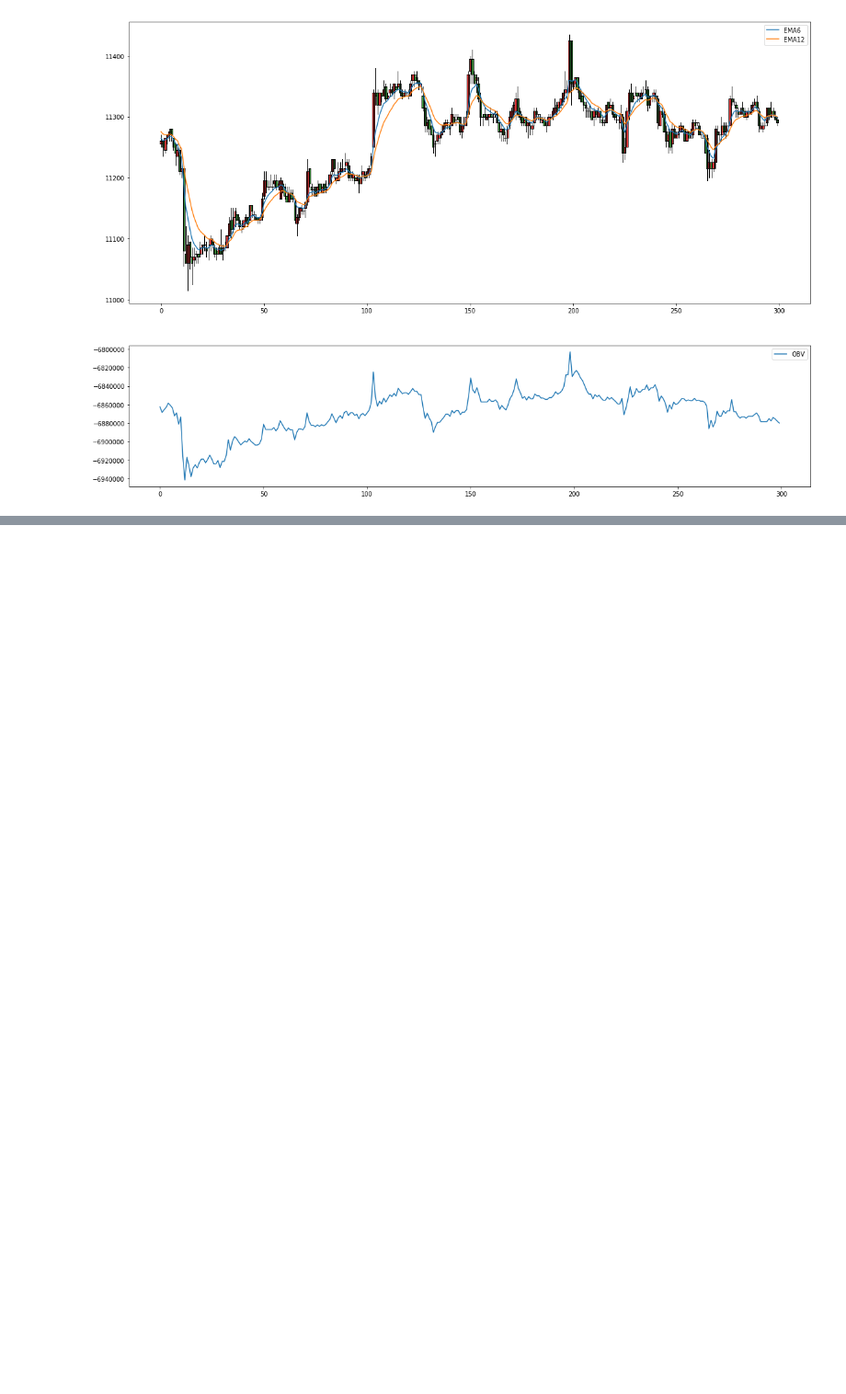
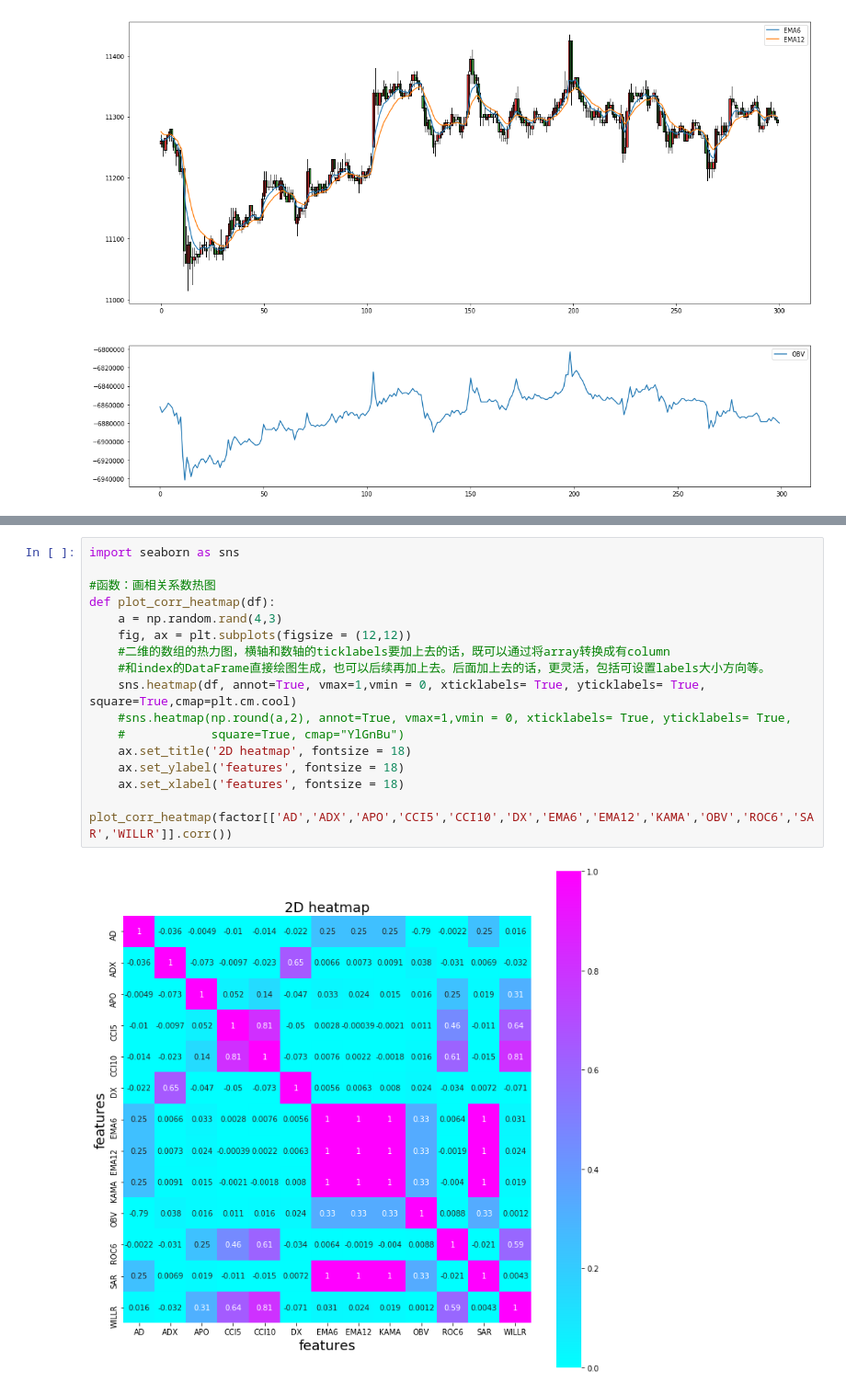
Before and after one commit to quanttrade/AI_Quant_Course, a Jupyter notebook: notebook/02.Working_with_data&feature.ipynb, the cells around one changed output, grey strips where cells are left out. Shown: that part at 92% size. Drawn from its saved outputs; the diff is of its cells as text; blank space fills up the shorter version.

```diff
--- a/notebook/02.Working_with_data&feature.ipynb
+++ b/notebook/02.Working_with_data&feature.ipynb
@@ -694,0 +975,19 @@ plt.show()
+# %%
+import seaborn as sns
+
+#函数：画相关系数热图
+def plot_corr_heatmap(df):
+    a = np.random.rand(4,3)
+    fig, ax = plt.subplots(figsize = (12,12))
+    #二维的数组的热力图，横轴和数轴的ticklabels要加上去的话，既可以通过将array转换成有column
+    #和index的DataFrame直接绘图生成，也可以后续再加上去。后面加上去的话，更灵活，包括可设置labels大小方向等。
+    sns.heatmap(df, annot=True, vmax=1,vmin = 0, xticklabels= True, yticklabels= True, square=True,cmap=plt.cm.cool)
+    #sns.heatmap(np.round(a,2), annot=True, vmax=1,vmin = 0, xticklabels= True, yticklabels= True,
+    #            square=True, cmap="YlGnBu")
+    ax.set_title('2D heatmap', fontsize = 18)
+    ax.set_ylabel('features', fontsize = 18)
+    ax.set_xlabel('features', fontsize = 18)
+
+plot_corr_heatmap(factor[['AD','ADX','APO','CCI5','CCI10','DX','EMA6','EMA12','KAMA','OBV','ROC6','SAR','WILLR']].corr())
+# %% [output]
+[figure, added]
```
Also changed, not shown: parts of 20 cells of this notebook, 2 other files.
